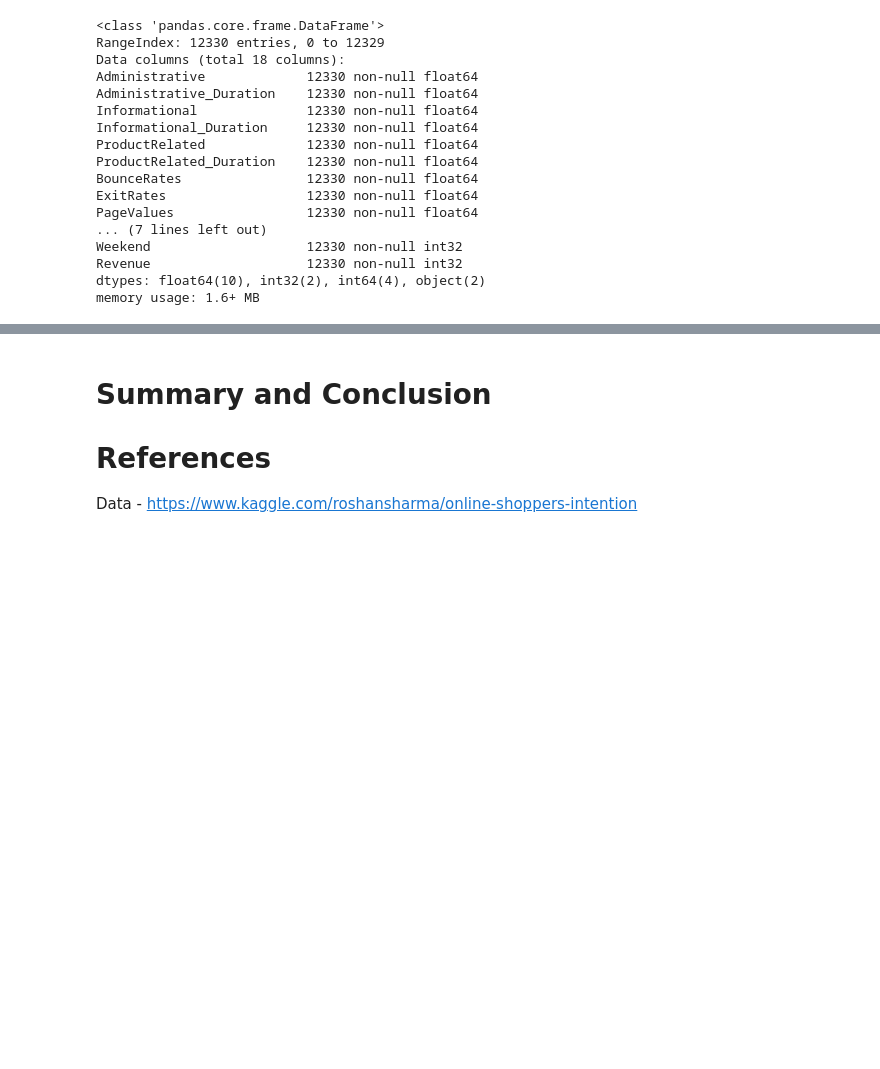
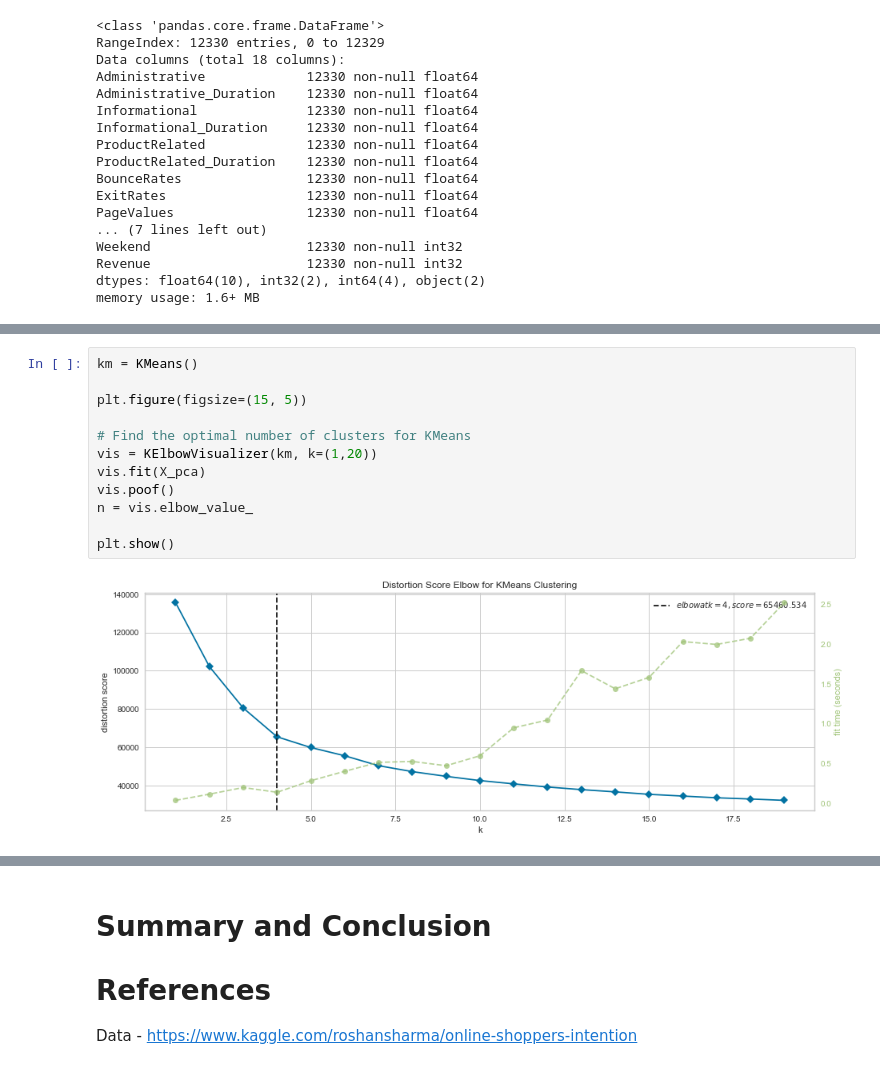
Before and after one commit to andrewab981/Thinkful, a Jupyter notebook: Unsupervised Learning Capstone/Unsupervised Learning Capstone.ipynb, the cells around one changed output, grey strips where cells are left out. Drawn from its saved outputs; the diff is of its cells as text; blank space fills up the shorter version.

```diff
--- a/Unsupervised Learning Capstone/Unsupervised Learning Capstone.ipynb
+++ b/Unsupervised Learning Capstone/Unsupervised Learning Capstone.ipynb
@@ -345,0 +442,14 @@ plt.show()
+# %%
+km = KMeans()
+
+plt.figure(figsize=(15, 5))
+
+# Find the optimal number of clusters for KMeans
+vis = KElbowVisualizer(km, k=(1,20))
+vis.fit(X_pca)
+vis.poof()
+n = vis.elbow_value_
+
+plt.show()
+# %% [output]
+[figure, added]
```
Also changed, not shown: parts of 12 cells of this notebook.
